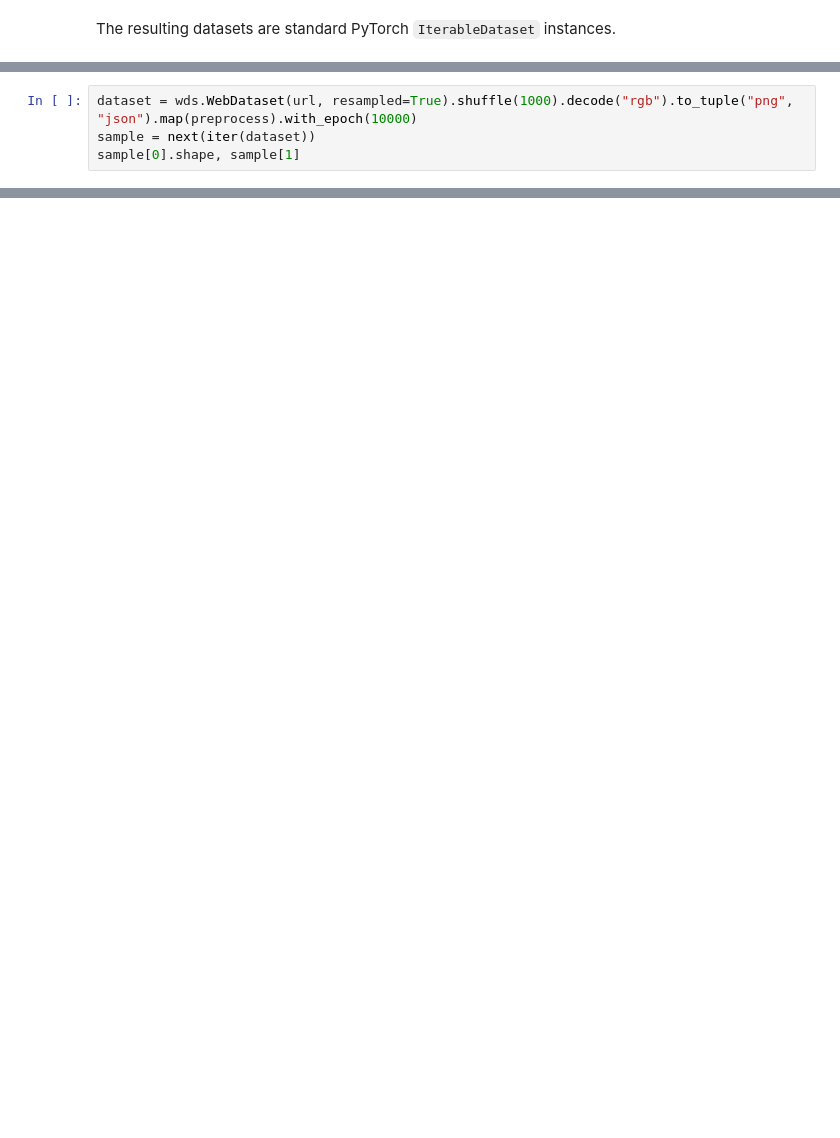
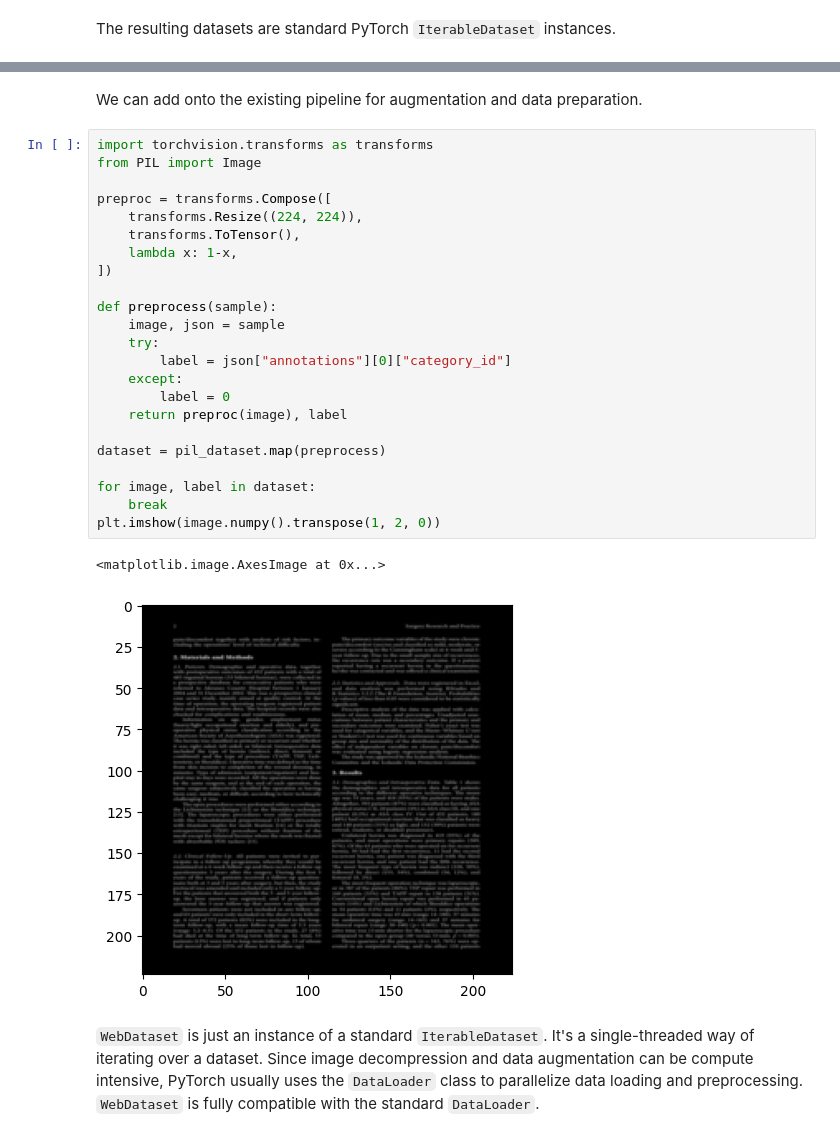
Before and after one commit to webdataset/webdataset, a Jupyter notebook: readme.ipynb, the cells around one changed output, grey strips where cells are left out. Drawn from its saved outputs; the diff is of its cells as text; blank space fills up the shorter version.

```diff
--- a/readme.ipynb
+++ b/readme.ipynb
@@ -196,4 +82,0 @@ The simplest solution for multinode training is to use a resampling strategy for
-# %%
-dataset = wds.WebDataset(url, resampled=True).shuffle(1000).decode("rgb").to_tuple("png", "json").map(preprocess).with_epoch(10000)
-sample = next(iter(dataset))
-sample[0].shape, sample[1]
@@ -688,0 +94,30 @@ You can find the full PyTorch ImageNet sample code converted to WebDataset at [t
+# %% [markdown]
+We can add onto the existing pipeline for augmentation and data preparation.
+# %%
+import torchvision.transforms as transforms
+from PIL import Image
+
+preproc = transforms.Compose([
+    transforms.Resize((224, 224)),
+    transforms.ToTensor(),
+    lambda x: 1-x,
+])
+
+def preprocess(sample):
+    image, json = sample
+    try:
+        label = json["annotations"][0]["category_id"]
+    except:
+        label = 0
+    return preproc(image), label
+
+dataset = pil_dataset.map(preprocess)
+
+for image, label in dataset:
+    break
+plt.imshow(image.numpy().transpose(1, 2, 0))
+# %% [output]
+<matplotlib.image.AxesImage at 0x...>
+[figure, added]
+# %% [markdown]
+`WebDataset` is just an instance of a standard `IterableDataset`. It's a single-threaded way of iterating over a dataset. Since image decompression and data augmentation can be compute intensive, PyTorch usually uses the `DataLoader` class to parallelize data loading and preprocessing. `WebDataset` is fully compatible with the standard `DataLoader`.
```
Also changed, not shown: parts of 75 cells of this notebook, 10 other files.
